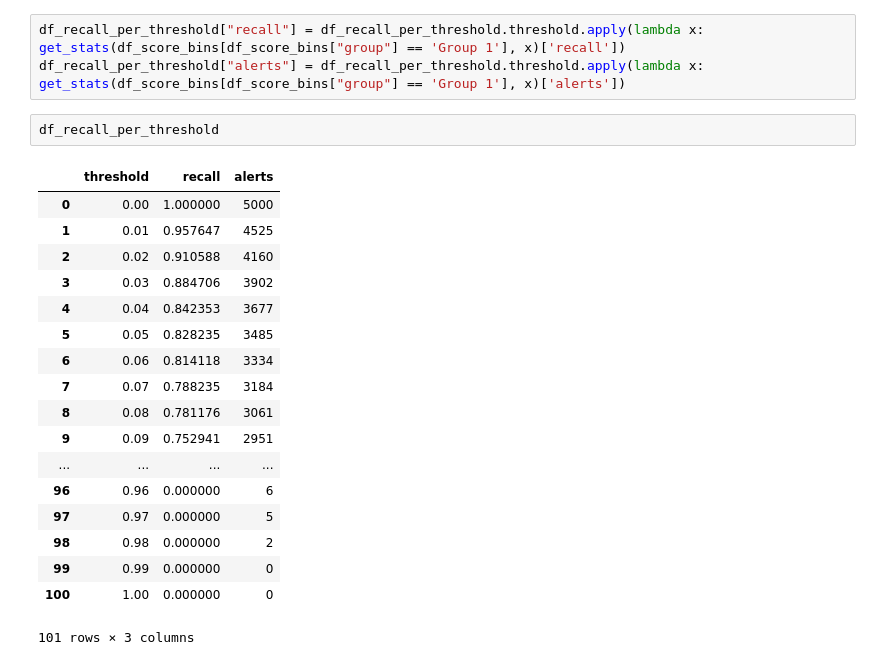
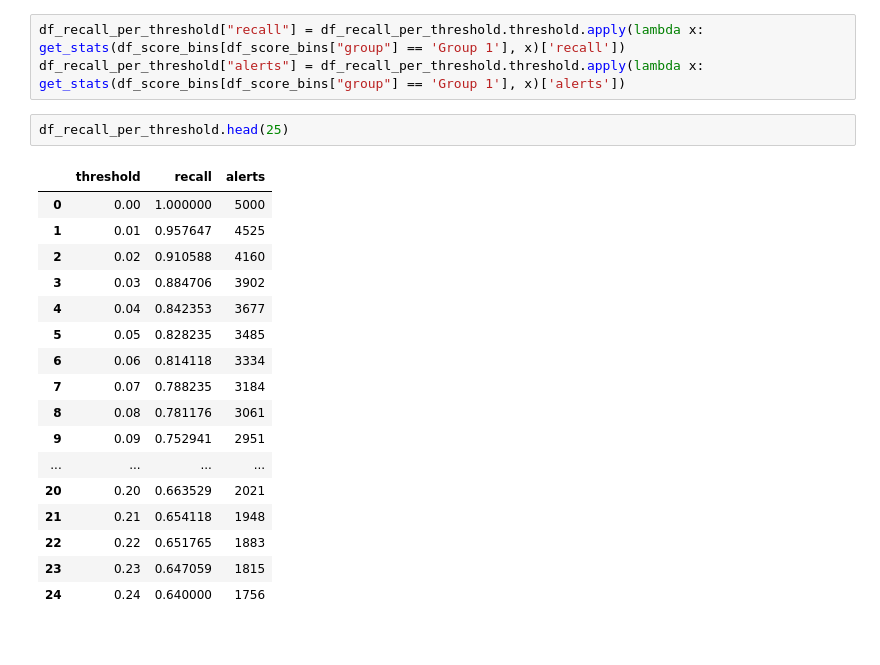
Before and after one commit to rjgpacheco/multi-threshold-optimization, a Jupyter notebook: Distribution Demos.ipynb, the cells around one changed output. Saved outputs shown, nothing was run; the diff lists cells and outputs as text.

```diff
--- a/Distribution Demos.ipynb
+++ b/Distribution Demos.ipynb
@@ -197,23 +197,22 @@ df_recall_per_threshold.threshold = np.linspace(0,1,101)
 df_recall_per_threshold["recall"] = df_recall_per_threshold.threshold.apply(lambda x: get_stats(df_score_bins[df_score_bins["group"] == 'Group 1'], x)['recall'])
 df_recall_per_threshold["alerts"] = df_recall_per_threshold.threshold.apply(lambda x: get_stats(df_score_bins[df_score_bins["group"] == 'Group 1'], x)['alerts'])
 # %%
-df_recall_per_threshold
+df_recall_per_threshold.head(25)
 # %% [output]
 |  | threshold | recall | alerts |
 | 0 | 0.00 | 1.000000 | 5000 |
 | 1 | 0.01 | 0.957647 | 4525 |
 | 2 | 0.02 | 0.910588 | 4160 |
 | 3 | 0.03 | 0.884706 | 3902 |
 | 4 | 0.04 | 0.842353 | 3677 |
 | 5 | 0.05 | 0.828235 | 3485 |
 | 6 | 0.06 | 0.814118 | 3334 |
 | 7 | 0.07 | 0.788235 | 3184 |
 | 8 | 0.08 | 0.781176 | 3061 |
 | 9 | 0.09 | 0.752941 | 2951 |
 | ... | ... | ... | ... |
-| 96 | 0.96 | 0.000000 | 6 |
-| 97 | 0.97 | 0.000000 | 5 |
-| 98 | 0.98 | 0.000000 | 2 |
-| 99 | 0.99 | 0.000000 | 0 |
-| 100 | 1.00 | 0.000000 | 0 |
+| 20 | 0.20 | 0.663529 | 2021 |
+| 21 | 0.21 | 0.654118 | 1948 |
+| 22 | 0.22 | 0.651765 | 1883 |
+| 23 | 0.23 | 0.647059 | 1815 |
+| 24 | 0.24 | 0.640000 | 1756 |
-101 rows × 3 columns
```
